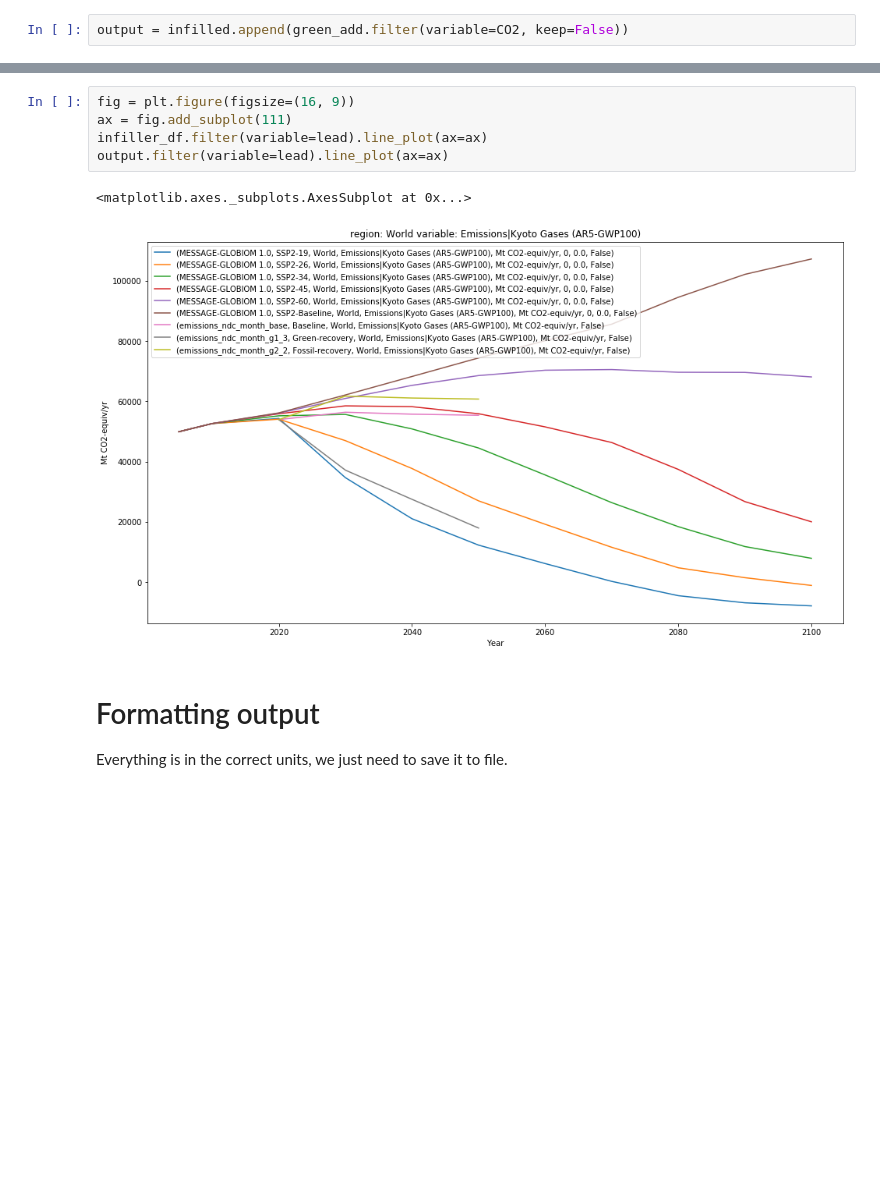
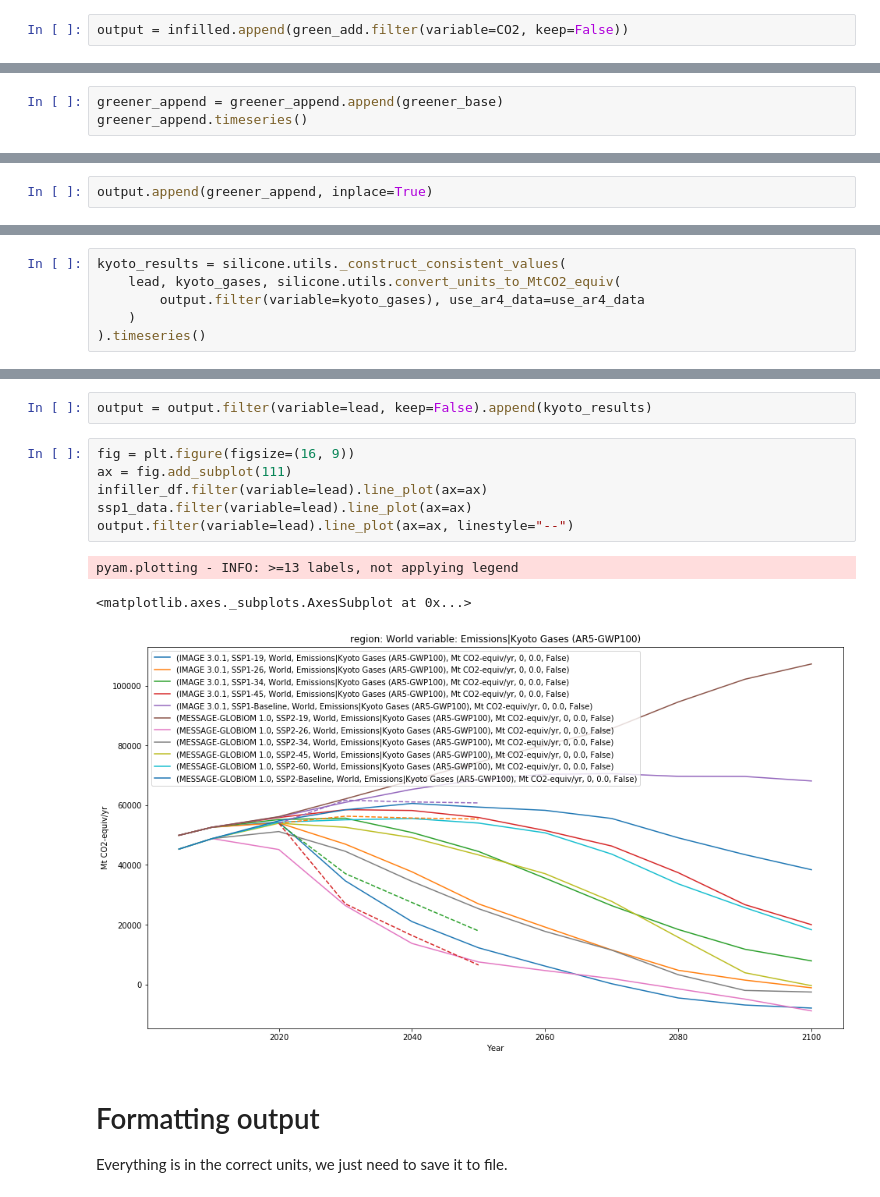
Before and after one commit to GranthamImperial/silicone_examples, a Jupyter notebook: notebooks/InfillingCovidResponse.ipynb, the cells around one changed output, grey strips where cells are left out. Saved outputs shown, nothing was run; the diff lists cells and outputs as text; blank space fills up the shorter version.

Commit message:
Add strong green scenario

```diff
--- a/notebooks/InfillingCovidResponse.ipynb
+++ b/notebooks/InfillingCovidResponse.ipynb
@@ -357,0 +402,3 @@ output = infilled.append(green_add.filter(variable=CO2, keep=False))
+# %%
+greener_append = greener_append.append(greener_base)
+greener_append.timeseries()
@@ -357,0 +422,2 @@ output = infilled.append(green_add.filter(variable=CO2, keep=False))
+# %%
+output.append(greener_append, inplace=True)
@@ -357,0 +426,6 @@ output = infilled.append(green_add.filter(variable=CO2, keep=False))
+# %%
+kyoto_results = silicone.utils._construct_consistent_values(
+    lead, kyoto_gases, silicone.utils.convert_units_to_MtCO2_equiv(
+        output.filter(variable=kyoto_gases), use_ar4_data=use_ar4_data
+    )
+).timeseries()
@@ -358,11 +435,15 @@ output = infilled.append(green_add.filter(variable=CO2, keep=False))
+# %%
+output = output.filter(variable=lead, keep=False).append(kyoto_results)
 # %%
 fig = plt.figure(figsize=(16, 9))
 ax = fig.add_subplot(111)
 infiller_df.filter(variable=lead).line_plot(ax=ax)
-output.filter(variable=lead).line_plot(ax=ax)
+ssp1_data.filter(variable=lead).line_plot(ax=ax)
+output.filter(variable=lead).line_plot(ax=ax, linestyle="--")
 # %% [output]
-<matplotlib.axes._subplots.AxesSubplot at 0x...>
+pyam.plotting - INFO: >=13 labels, not applying legend
+<matplotlib.axes._subplots.AxesSubplot at 0x...>
-[figure, old version]
+[figure, new version]
 # %% [markdown]
 # Formatting output
 Everything is in the correct units, we just need to save it to file.
```
Also changed, not shown: parts of 16 cells of this notebook.
